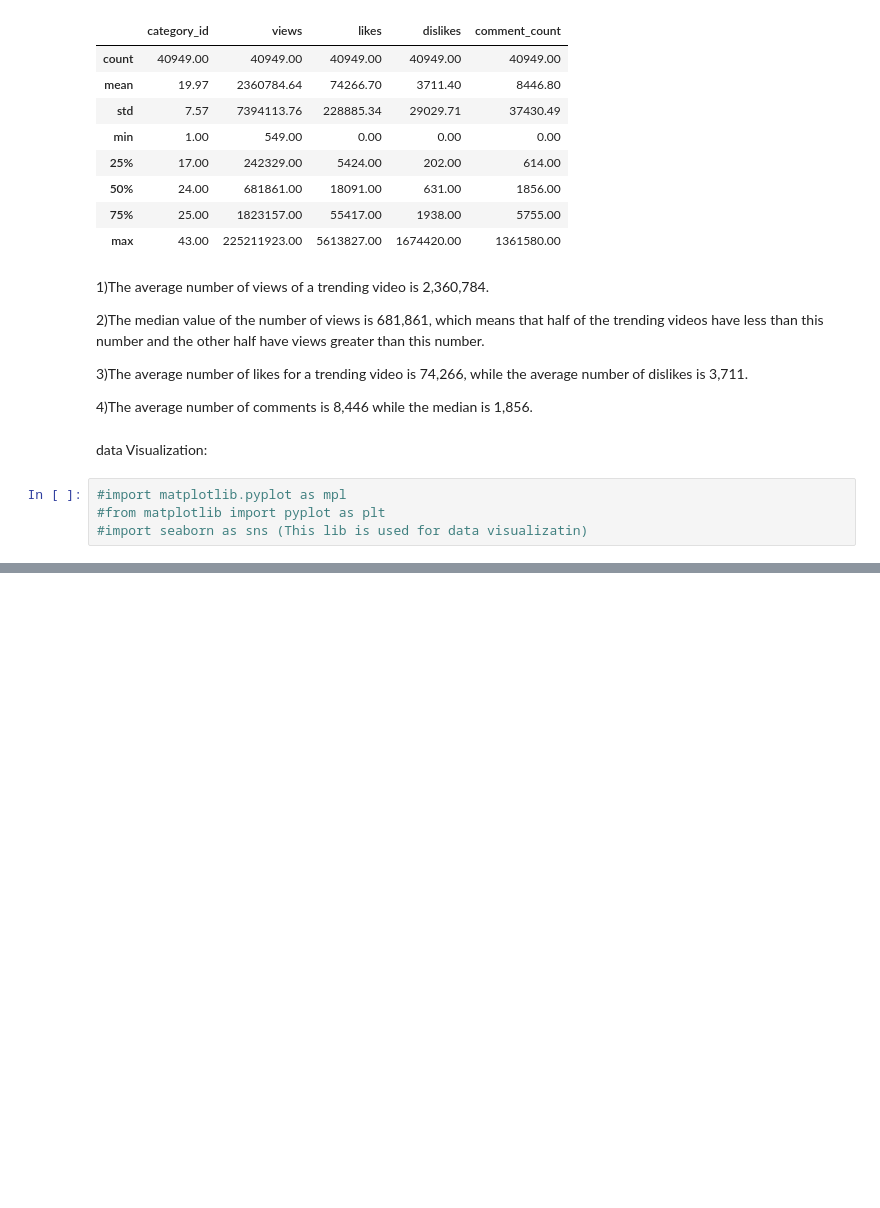
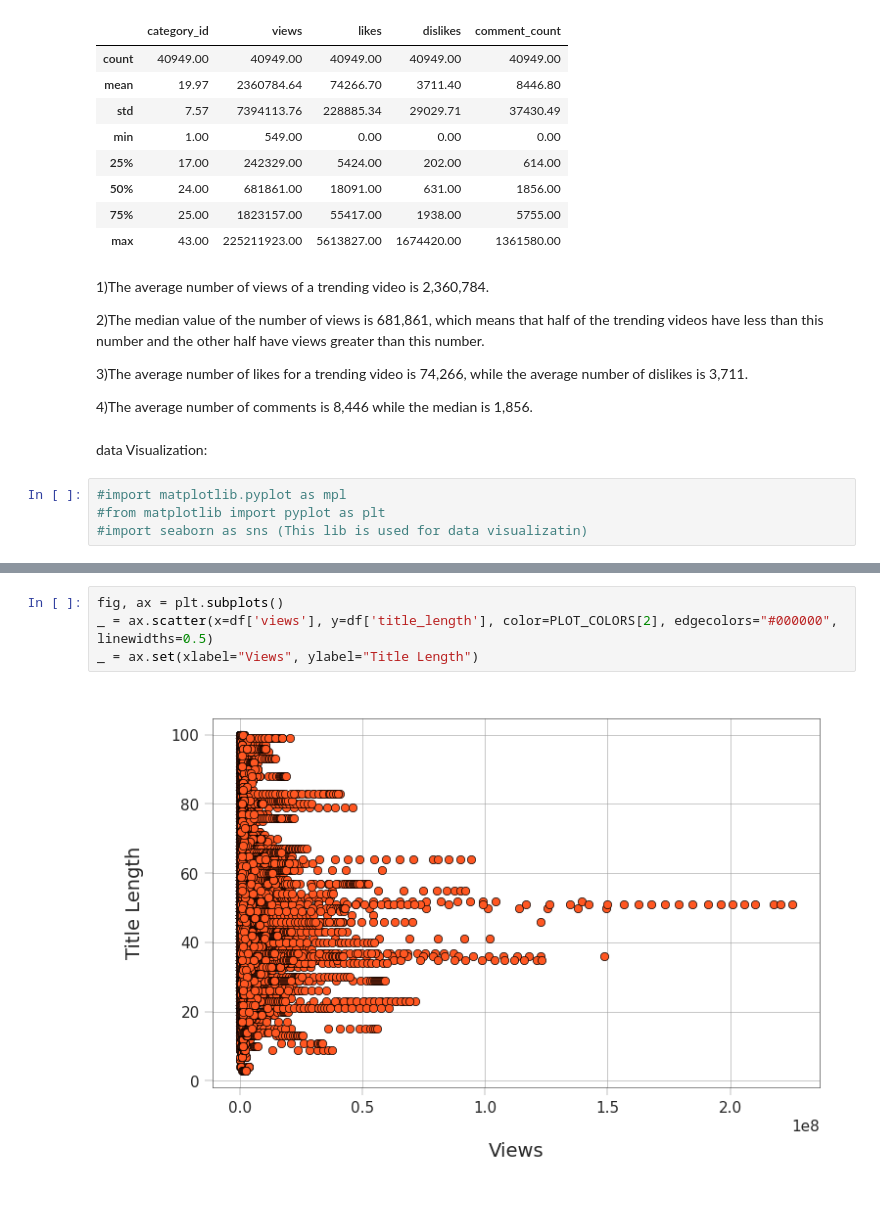
Before and after one commit to pradnyasangoram/Data-Analysis-of-YouTube-Videos, a Jupyter notebook: YouTubeTrendingVideos.ipynb, the cells around one changed output, grey strips where cells are left out. Drawn from its saved outputs; the diff is of its cells as text; blank space fills up the shorter version.

```diff
--- a/YouTubeTrendingVideos.ipynb
+++ b/YouTubeTrendingVideos.ipynb
@@ -99,0 +111,6 @@ findfont: Font family ['Arial'] not found. Falling back to DejaVu Sans.
+# %%
+fig, ax = plt.subplots()
+_ = ax.scatter(x=df['views'], y=df['title_length'], color=PLOT_COLORS[2], edgecolors="#000000", linewidths=0.5)
+_ = ax.set(xlabel="Views", ylabel="Title Length")
+# %% [output]
+[figure, added]
```
Also changed, not shown: parts of 12 cells of this notebook.
